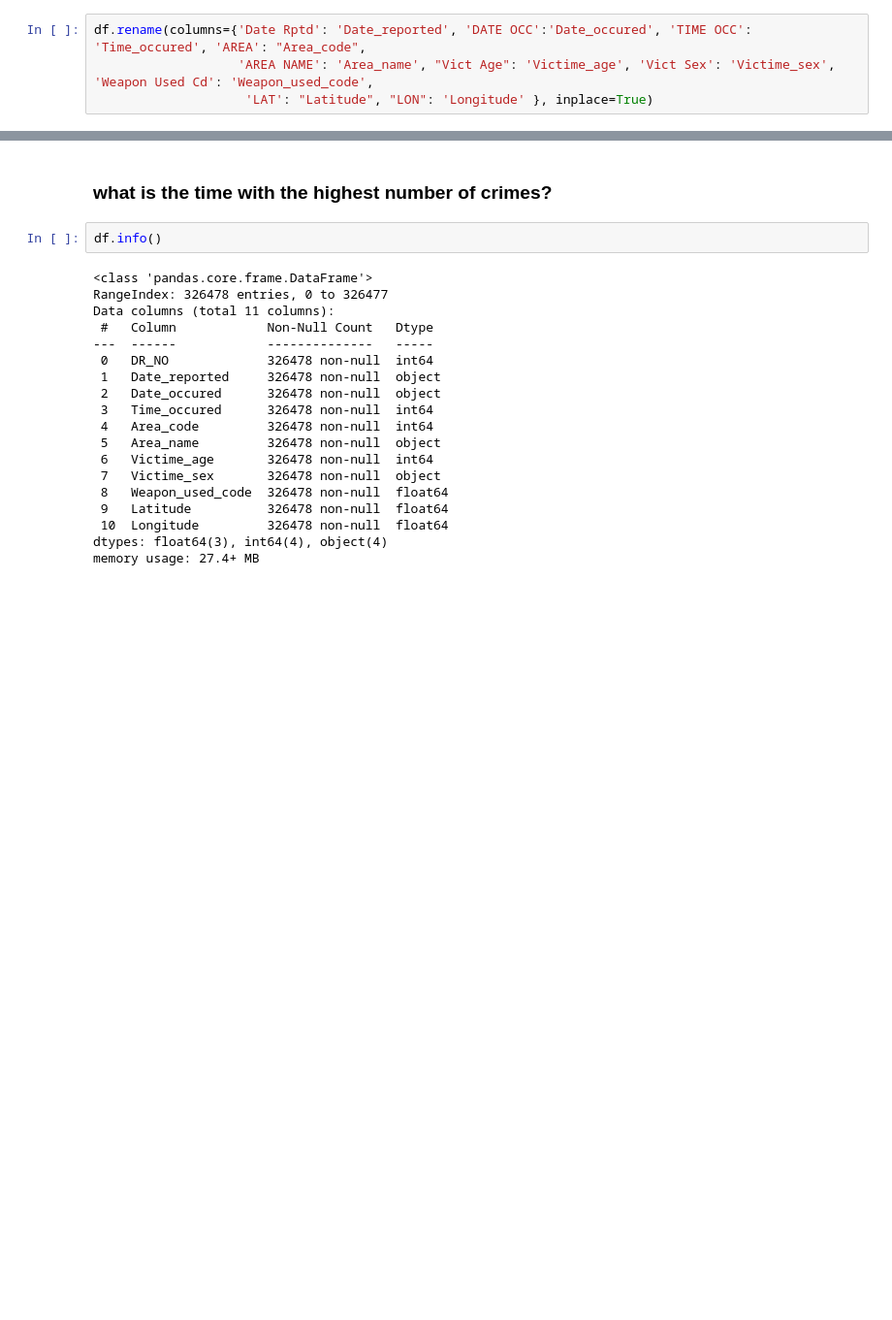
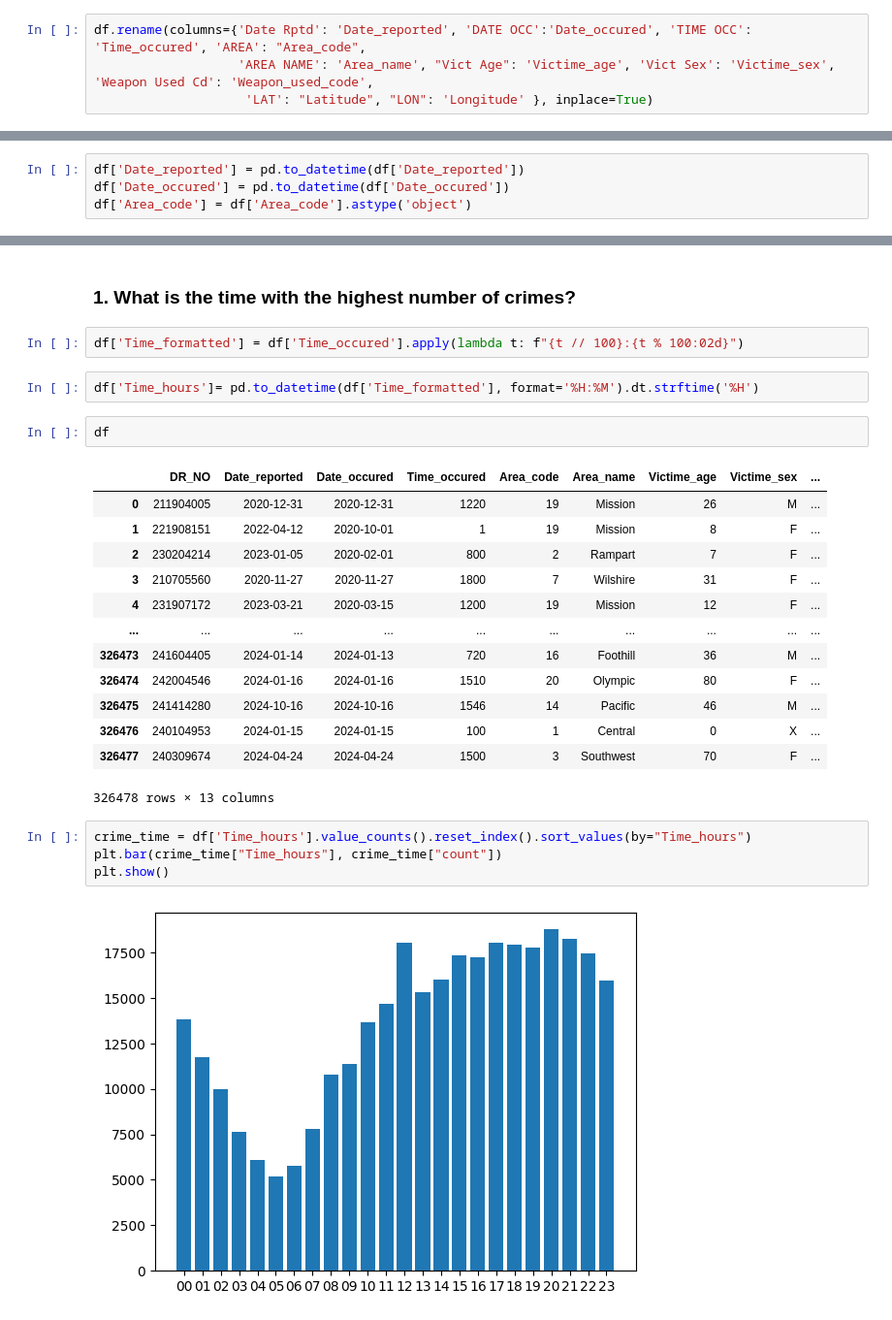
Before and after one commit to jbigishiro/Analyzing-Crime-in-Los-Angeles, a Jupyter notebook: main.ipynb, the cells around one changed output, grey strips where cells are left out. Shown: that part at 97% size. Cells and saved outputs as stored; diff of their text form; blank space fills up the shorter version.

Commit message:
add some graphs

```diff
--- a/main.ipynb
+++ b/main.ipynb
@@ -61,0 +49,4 @@ df.rename(columns={'Date Rptd': 'Date_reported', 'DATE OCC':'Date_occured', 'TIM
+# %%
+df['Date_reported'] = pd.to_datetime(df['Date_reported'])
+df['Date_occured'] = pd.to_datetime(df['Date_occured'])
+df['Area_code'] = df['Area_code'].astype('object')
@@ -62,23 +69,28 @@ df.rename(columns={'Date Rptd': 'Date_reported', 'DATE OCC':'Date_occured', 'TIM
 # %% [markdown]
-### what is the time with the highest number of crimes?
+### 1. What is the time with the highest number of crimes?
+# %%
+df['Time_formatted'] = df['Time_occured'].apply(lambda t: f"{t // 100}:{t % 100:02d}")
+# %%
+df['Time_hours']= pd.to_datetime(df['Time_formatted'], format='%H:%M').dt.strftime('%H')
 # %%
-df.info()
+df
 # %% [output]
+|  | DR_NO | Date_reported | Date_occured | Time_occured | Area_code | Area_name | Victime_age | Victime_sex | ... |
+| 0 | 211904005 | 2020-12-31 | 2020-12-31 | 1220 | 19 | Mission | 26 | M | ... |
+| 1 | 221908151 | 2022-04-12 | 2020-10-01 | 1 | 19 | Mission | 8 | F | ... |
+| 2 | 230204214 | 2023-01-05 | 2020-02-01 | 800 | 2 | Rampart | 7 | F | ... |
+| 3 | 210705560 | 2020-11-27 | 2020-11-27 | 1800 | 7 | Wilshire | 31 | F | ... |
+| 4 | 231907172 | 2023-03-21 | 2020-03-15 | 1200 | 19 | Mission | 12 | F | ... |
+| ... | ... | ... | ... | ... | ... | ... | ... | ... | ... |
+| 326473 | 241604405 | 2024-01-14 | 2024-01-13 | 720 | 16 | Foothill | 36 | M | ... |
+| 326474 | 242004546 | 2024-01-16 | 2024-01-16 | 1510 | 20 | Olympic | 80 | F | ... |
+| 326475 | 241414280 | 2024-10-16 | 2024-10-16 | 1546 | 14 | Pacific | 46 | M | ... |
+| 326476 | 240104953 | 2024-01-15 | 2024-01-15 | 100 | 1 | Central | 0 | X | ... |
+| 326477 | 240309674 | 2024-04-24 | 2024-04-24 | 1500 | 3 | Southwest | 70 | F | ... |
-<class 'pandas.core.frame.DataFrame'>
-RangeIndex: 326478 entries, 0 to 326477
-Data columns (total 11 columns):
- #   Column            Non-Null Count   Dtype
----  ------            --------------   -----
- 0   DR_NO             326478 non-null  int64
- 1   Date_reported     326478 non-null  object
- 2   Date_occured      326478 non-null  object
- 3   Time_occured      326478 non-null  int64
- 4   Area_code         326478 non-null  int64
- 5   Area_name         326478 non-null  object
- 6   Victime_age       326478 non-null  int64
- 7   Victime_sex       326478 non-null  object
- 8   Weapon_used_code  326478 non-null  float64
- 9   Latitude          326478 non-null  float64
- 10  Longitude         326478 non-null  float64
-dtypes: float64(3), int64(4), object(4)
-memory usage: 27.4+ MB
+326478 rows × 13 columns
+# %%
+crime_time = df['Time_hours'].value_counts().reset_index().sort_values(by="Time_hours")
+plt.bar(crime_time["Time_hours"], crime_time["count"])
+plt.show()
+# %% [output]
+[figure, added]
```
Also changed, not shown: parts of 13 cells of this notebook.
